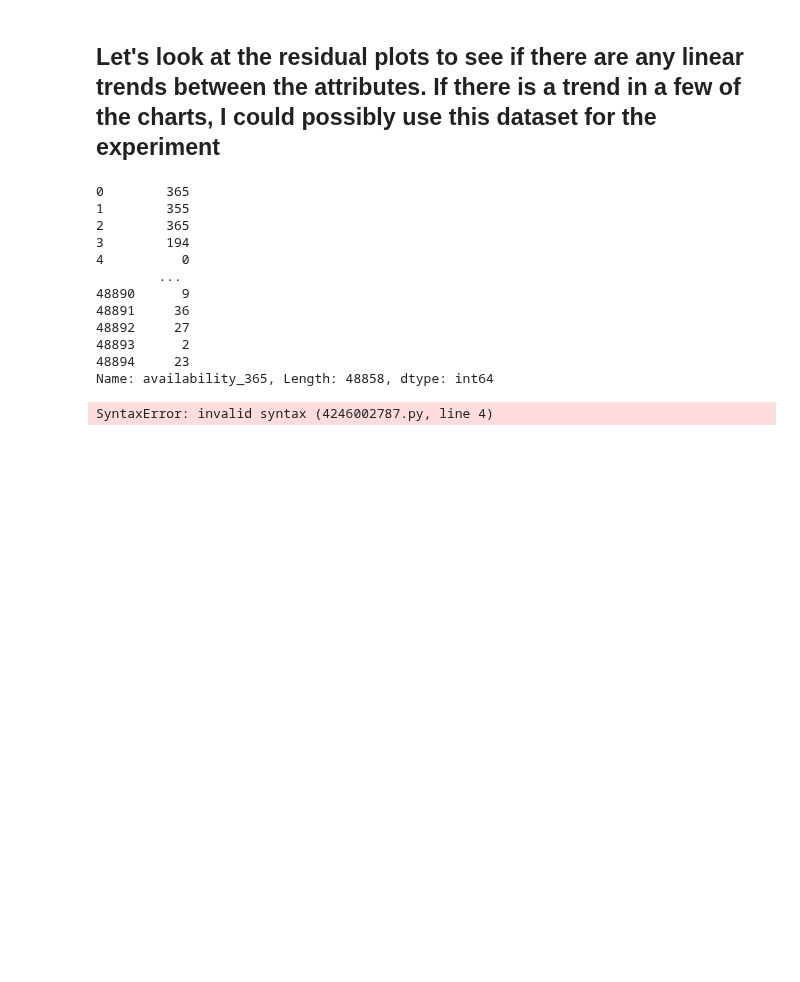
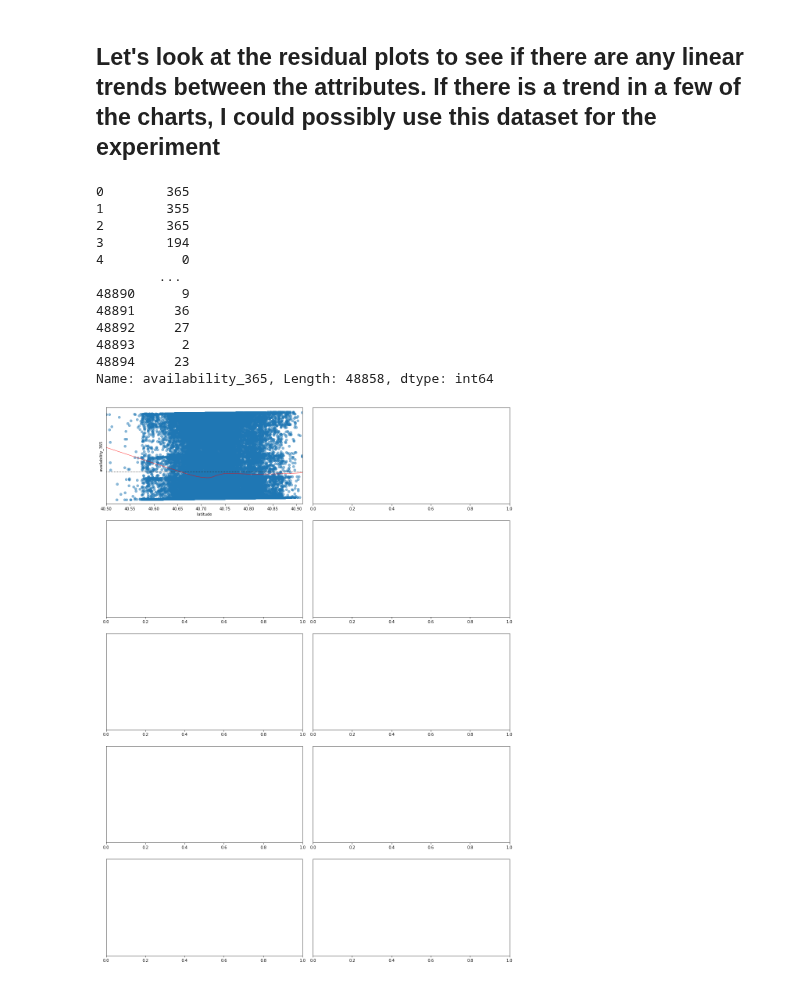
Before and after one commit to pchundury/Lodestar2, a Jupyter notebook: Lodestar2_pilot.ipynb, the cells around one changed output. Saved outputs shown, nothing was run; the diff lists cells and outputs as text; code cells hidden in the pictures; blank space fills up the shorter version.

```diff
--- a/Lodestar2_pilot.ipynb
+++ b/Lodestar2_pilot.ipynb
@@ -213,9 +213,36 @@ Name: availability_365, Length: 48858, dtype: int64
 # %%
 f, axes = plt.subplots(5, 2, figsize=(15, 20))
 sns.residplot(df_quant_x.iloc[:,0],df_quant_y, lowess=True, ax=axes[0, 0],
                           scatter_kws={'alpha': 0.5},
                           line_kws={'color': 'red', 'lw': 1, 'alpha': 0.8})
+sns.residplot(df_quant_x.iloc[:,1],df_quant_y, lowess=True, ax=axes[0, 1],
+                          scatter_kws={'alpha': 0.5},
+                          line_kws={'color': 'red', 'lw': 1, 'alpha': 0.8})
+sns.residplot(df_quant_x.iloc[:,2],df_quant_y, lowess=True, ax=axes[1, 0],
+                          scatter_kws={'alpha': 0.5},
+                          line_kws={'color': 'red', 'lw': 1, 'alpha': 0.8})
+sns.residplot(df_quant_x.iloc[:,3],df_quant_y, lowess=True, ax=axes[1, 1],
+                          scatter_kws={'alpha': 0.5},
+                          line_kws={'color': 'red', 'lw': 1, 'alpha': 0.8})
+sns.residplot(df_quant_x.iloc[:,4],df_quant_y, lowess=True, ax=axes[2, 0],
+                          scatter_kws={'alpha': 0.5},
+                          line_kws={'color': 'red', 'lw': 1, 'alpha': 0.8})
+sns.residplot(df_quant_x.iloc[:,5],df_quant_y, lowess=True, ax=axes[2, 1],
+                          scatter_kws={'alpha': 0.5},
+                          line_kws={'color': 'red', 'lw': 1, 'alpha': 0.8})
+sns.residplot(df_quant_x.iloc[:,6],df_quant_y, lowess=True, ax=axes[3, 0],
+                          scatter_kws={'alpha': 0.5},
+                          line_kws={'color': 'red', 'lw': 1, 'alpha': 0.8})
+sns.residplot(df_quant_x.iloc[:,7],df_quant_y, lowess=True, ax=axes[3, 1],
+                          scatter_kws={'alpha': 0.5},
+                          line_kws={'color': 'red', 'lw': 1, 'alpha': 0.8})
+sns.residplot(df_quant_x.iloc[:,8],df_quant_y, lowess=True, ax=axes[4, 0],
+                          scatter_kws={'alpha': 0.5},
+                          line_kws={'color': 'red', 'lw': 1, 'alpha': 0.8})
+sns.residplot(df_quant_x.iloc[:,9],df_quant_y, lowess=True, ax=axes[4, 1],
+                          scatter_kws={'alpha': 0.5},
+                          line_kws={'color': 'red', 'lw': 1, 'alpha': 0.8})
 plt.setp(axes, yticks=[])
 plt.tight_layout()
 # %% [output]
-SyntaxError: invalid syntax (4246002787.py, line 4)
+[figure, added]
```
